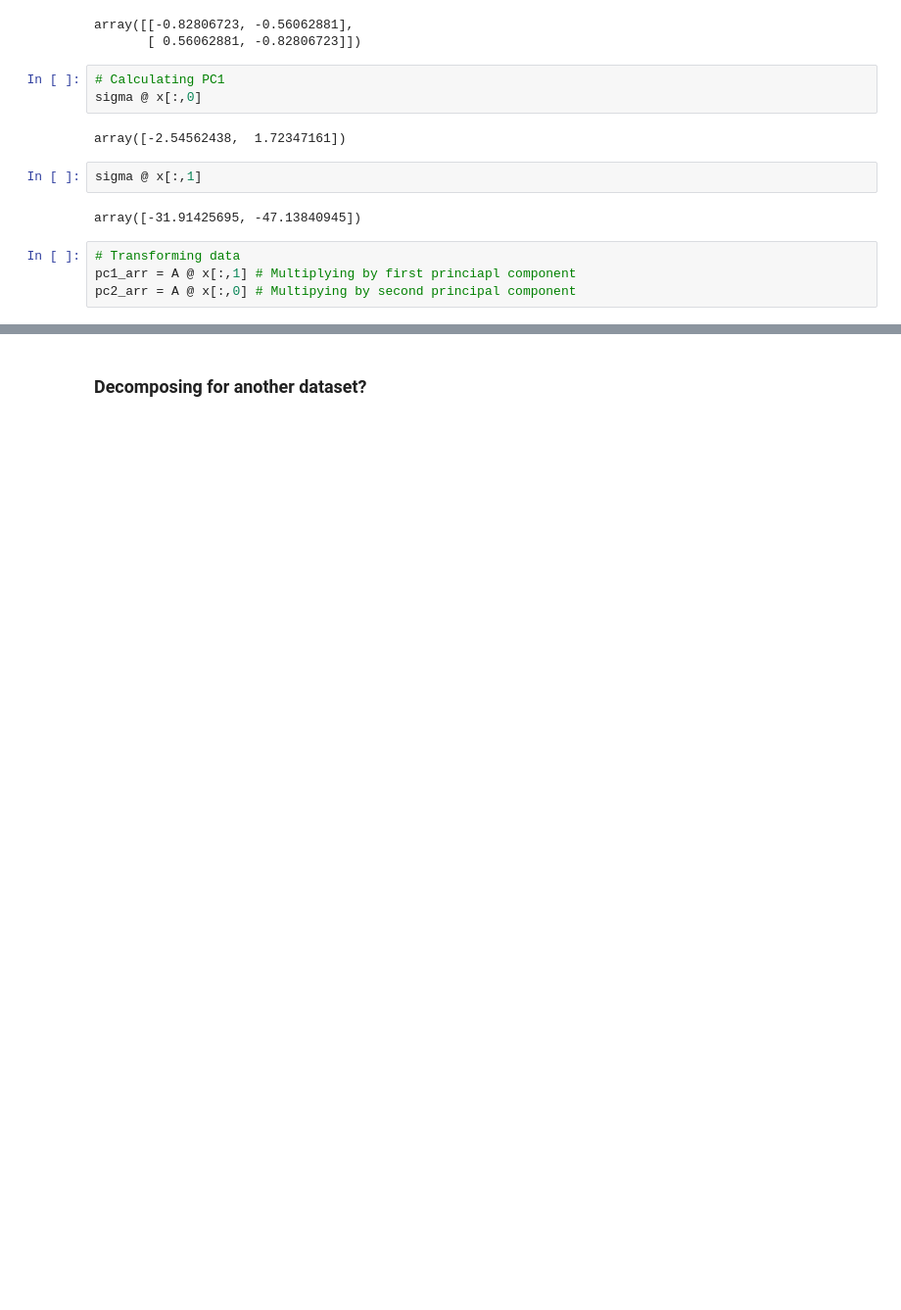
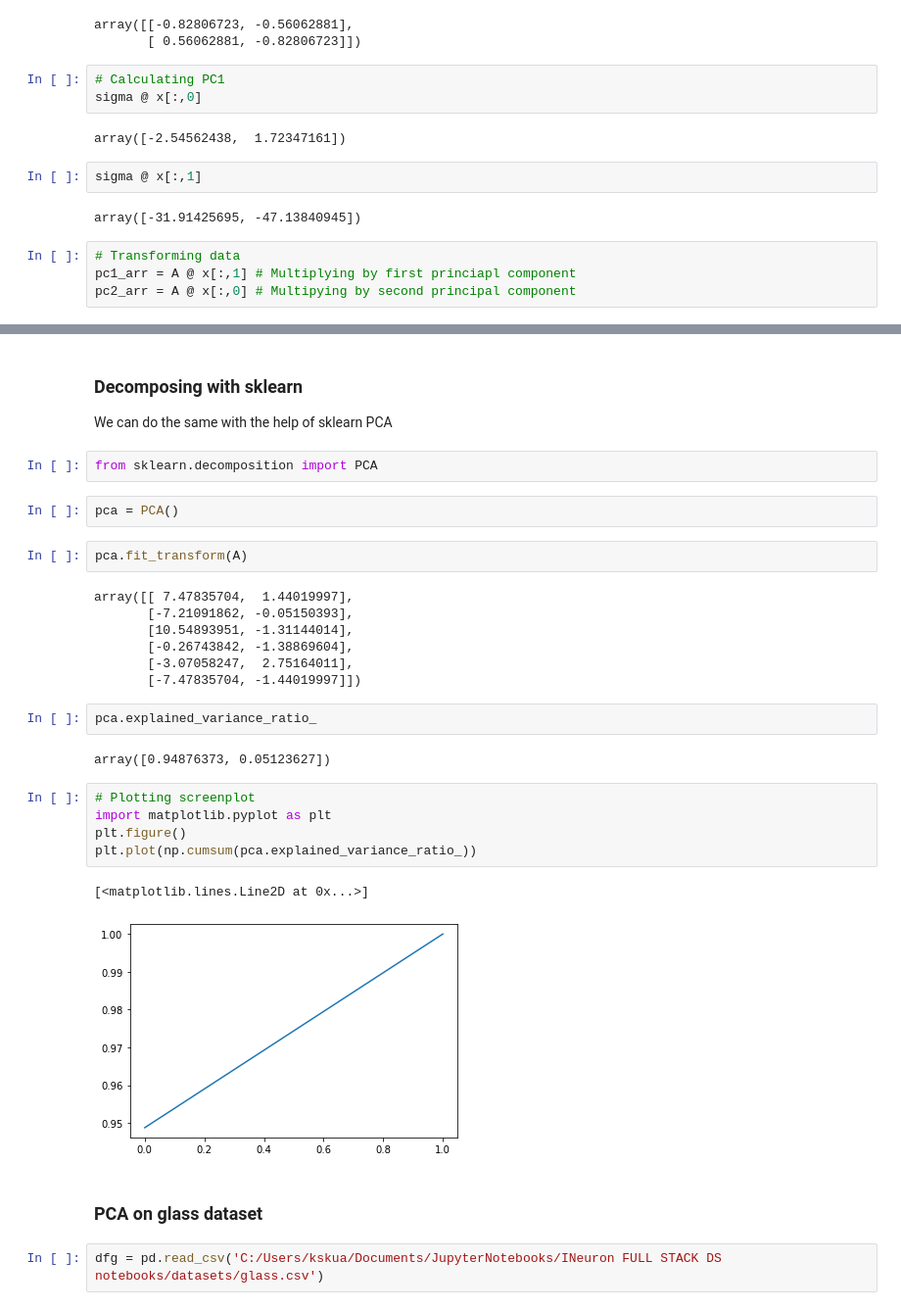
Before and after one commit to dataqueenpend/INueron_Lectures, a Jupyter notebook: ML Algorithms Lectures/Clustering/PCA - Implementation.ipynb, the cells around one changed output, grey strips where cells are left out. Shown at 98% size. Saved outputs shown, nothing was run; the diff lists cells and outputs as text; blank space fills up the shorter version.

```diff
--- a/ML Algorithms Lectures/Clustering/PCA - Implementation.ipynb
+++ b/ML Algorithms Lectures/Clustering/PCA - Implementation.ipynb
@@ -102,2 +112,33 @@ pc2_arr = A @ x[:,0] # Multipying by second principal component
 # %% [markdown]
-### Decomposing for another dataset?
+### Decomposing with sklearn
+
+We can do the same with the help of sklearn PCA
+# %%
+from sklearn.decomposition import PCA
+# %%
+pca = PCA()
+# %%
+pca.fit_transform(A)
+# %% [output]
+array([[ 7.47835704,  1.44019997],
+       [-7.21091862, -0.05150393],
+       [10.54893951, -1.31144014],
+       [-0.26743842, -1.38869604],
+       [-3.07058247,  2.75164011],
+       [-7.47835704, -1.44019997]])
+# %%
+pca.explained_variance_ratio_
+# %% [output]
+array([0.94876373, 0.05123627])
+# %%
+# Plotting screenplot
+import matplotlib.pyplot as plt
+plt.figure()
+plt.plot(np.cumsum(pca.explained_variance_ratio_))
+# %% [output]
+[<matplotlib.lines.Line2D at 0x...>]
+[figure, added]
+# %% [markdown]
+### PCA on glass dataset
+# %%
+dfg = pd.read_csv('C:/Users/kskua/Documents/JupyterNotebooks/INeuron FULL STACK DS notebooks/datasets/glass.csv')
```
Also changed, not shown: parts of 21 cells of this notebook, 1 other file.
